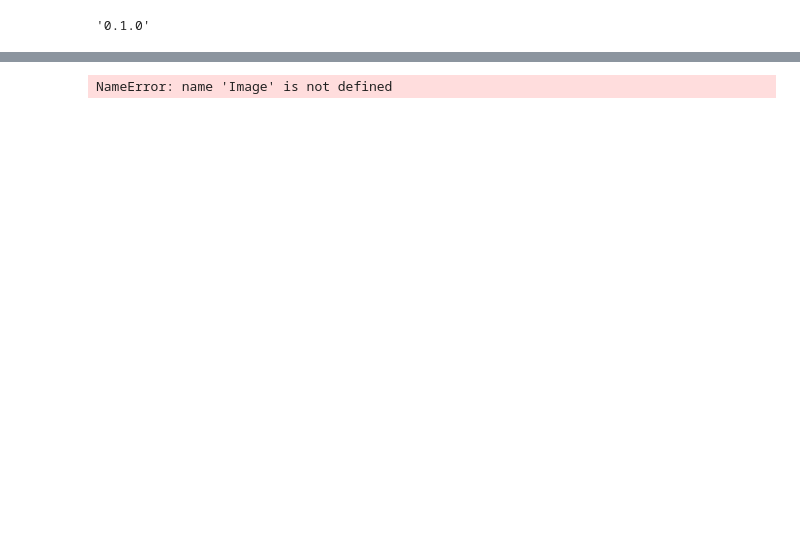
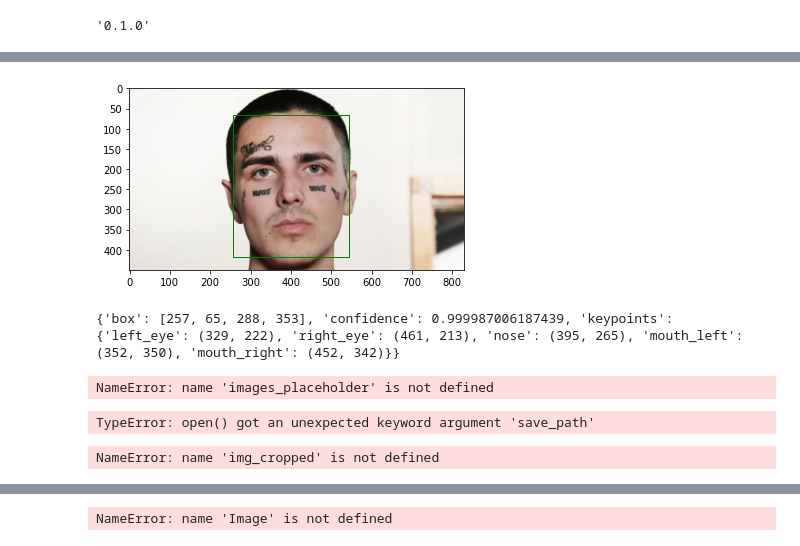
Before and after one commit to savukhin/FutureSkillsArchipelag2021, a Jupyter notebook: Task 2-1/Face Recognizing.ipynb, the cells around one changed output, grey strips where cells are left out. Saved outputs shown, nothing was run; the diff lists cells and outputs as text; code cells hidden in the pictures; blank space fills up the shorter version.

```diff
--- a/Task 2-1/Face Recognizing.ipynb
+++ b/Task 2-1/Face Recognizing.ipynb
@@ -37,0 +67,3 @@ print(model.outputs)
+# %%
+mtcnn = MTCNN(image_size=(128, 128), margin=(2, 2))
+resnet = InceptionResnetV1(pretrained='vggface2').eval()
@@ -37,0 +83,18 @@ print(model.outputs)
+# %%
+import mtcnn
+def draw_facebox(filename, result_list):
+    data = plt.imread(filename)
+    plt.imshow(data)
+    ax = plt.gca()
+    for result in result_list:
+        x, y, width, height = result['box']
+        rect = plt.Rectangle((x, y), width, height, fill=False, color='green')
+        ax.add_patch(rect)
+    plt.show()
+# pixels = plt.imread(filename) # defined above, otherwise uncomment
+pixels = cv2.cvtColor(cv2.imread("0b7967d40cd7.png"), cv2.COLOR_BGR2RGB)
+plt.imshow(pixels)
+detector = mtcnn.MTCNN()
+faces = detector.detect_faces(pixels)
+draw_facebox(filename, faces)
+# %% [output]
@@ -37,0 +103 @@ print(model.outputs)
+[figure, added]
@@ -37,0 +167,25 @@ print(model.outputs)
+# %%
+img1 = cv2.imread('0b7967d40cd7.png')
+img2 = cv2.imread('103365582_263829501621991_3156102800746389445_n-e1608646444196-640x546.jpg')
+distance = compare('0b7967d40cd7.png', '103365582_263829501621991_3156102800746389445_n-e1608646444196-640x546.jpg')
+threshold = 1.10    # set yourself to meet your requirement
+plt.imshow(img1)
+plt.imshow(img2)
+print("distance = "+str(distance))
+print("Result = " + ("same person" if distance <= threshold else "not same person"))
+# %% [output]
+{'box': [257, 65, 288, 353], 'confidence': 0.999987006187439, 'keypoints': {'left_eye': (329, 222), 'right_eye': (461, 213), 'nose': (395, 265), 'mouth_left': (352, 350), 'mouth_right': (452, 342)}}
+NameError: name 'images_placeholder' is not defined
+# %%
+from PIL import Image
+img = Image.open('0b7967d40cd7.png', save_path="kekw.png")
+img_cropped = mtcnn(img)
+img_embedding = resnet(img_cropped.unsqueeze(0))
+resnet.classify = True
+img_probs = resnet(img_cropped.unsqueeze(0))
+# %% [output]
+TypeError: open() got an unexpected keyword argument 'save_path'
+# %%
+img_cropped
+# %% [output]
+NameError: name 'img_cropped' is not defined
```
Also changed, not shown: parts of 18 cells of this notebook, 4 other files.
